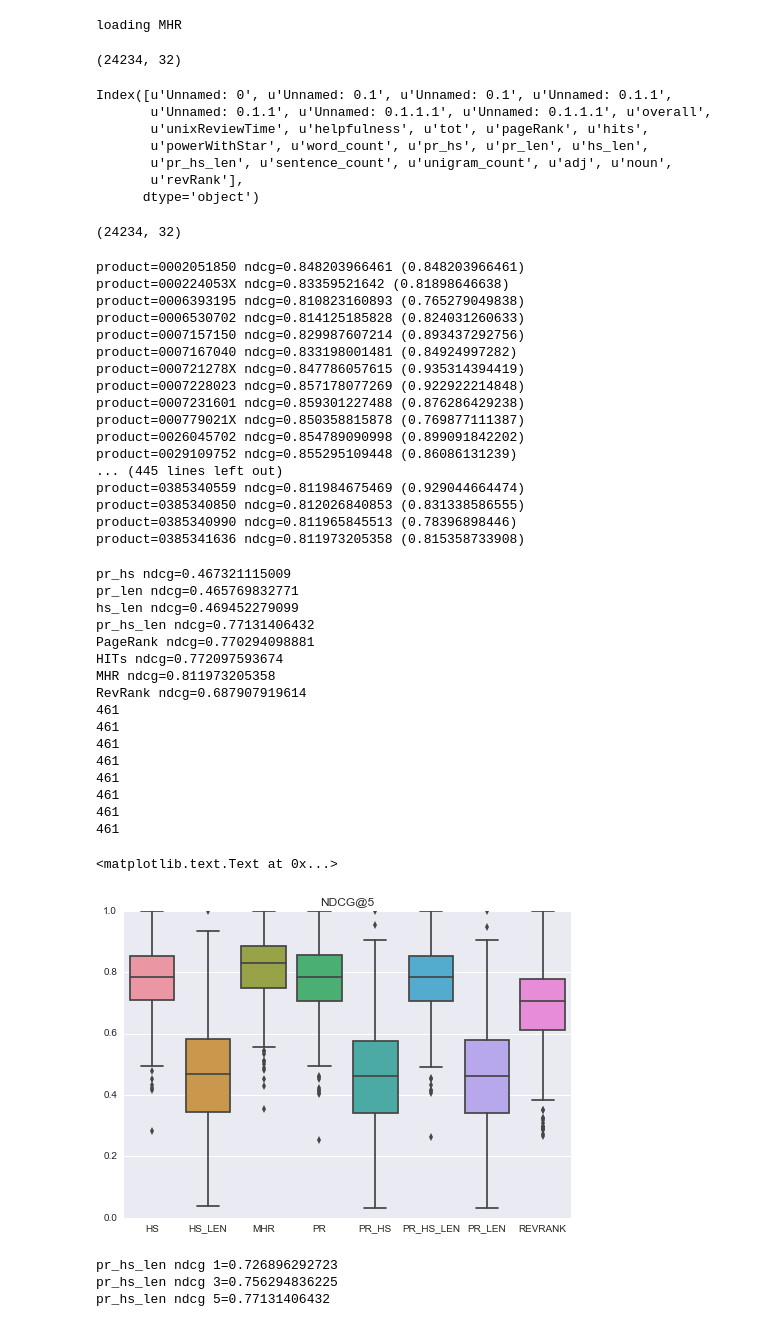
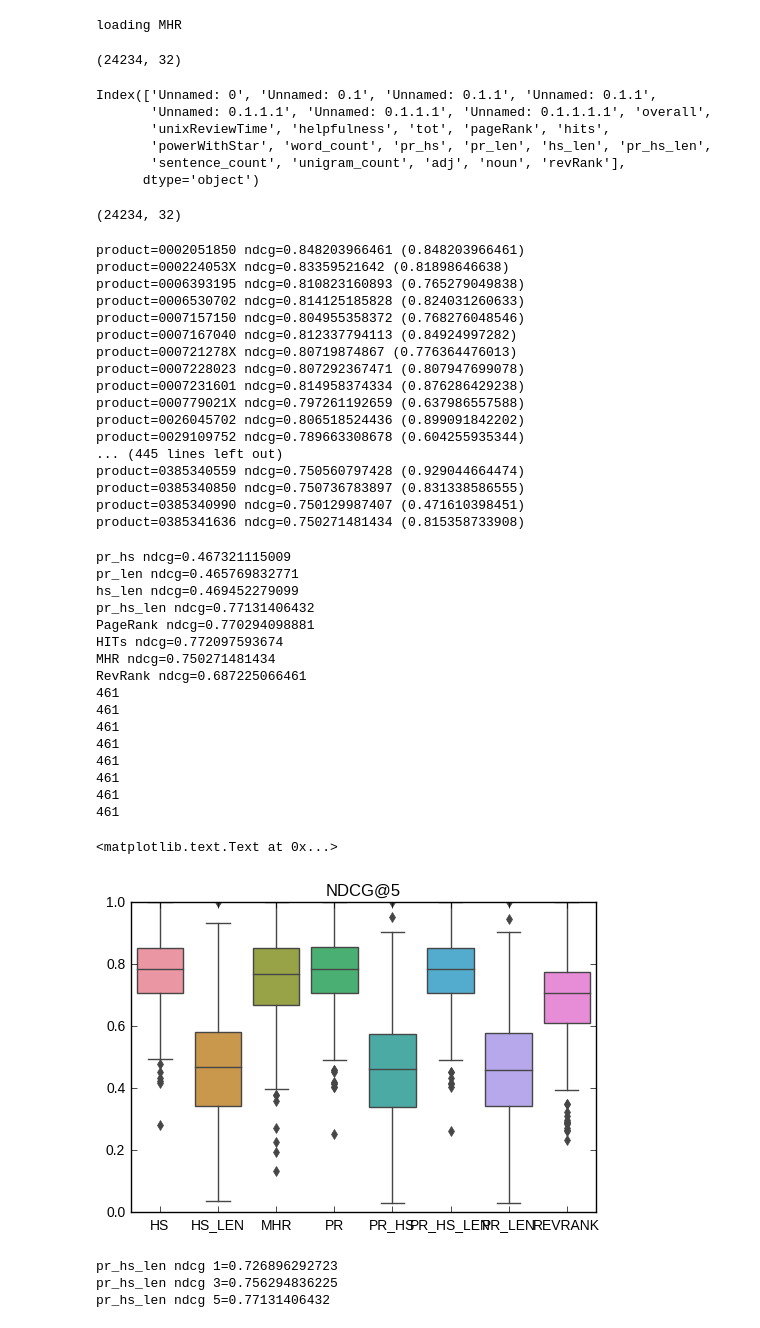
Before and after one commit to vwoloszyn/MRR, a Jupyter notebook: PR_HS_LEN_combined_book.ipynb, the cells around one changed output. Cells and saved outputs as stored; diff of their text form; code cells hidden in the pictures.

```diff
--- a/PR_HS_LEN_combined_book.ipynb
+++ b/PR_HS_LEN_combined_book.ipynb
@@ -49,17 +49,16 @@ def word_count(r):
 # %%
 reviews_features = pd.read_csv('data/book_eletronic_sample_counts.csv.gz')
 reviews_features = reviews_features[reviews_features.pageRank>0]
-print reviews_features.shape
+print (reviews_features.shape)
 df_columns = reviews_features.select_dtypes(include=['float64','int','int64']).columns
 df_columns
 # %% [output]
 (24234, 32)
-Index([u'Unnamed: 0', u'Unnamed: 0.1', u'Unnamed: 0.1', u'Unnamed: 0.1.1',
-       u'Unnamed: 0.1.1', u'Unnamed: 0.1.1.1', u'Unnamed: 0.1.1.1', u'overall',
-       u'unixReviewTime', u'helpfulness', u'tot', u'pageRank', u'hits',
-       u'powerWithStar', u'word_count', u'pr_hs', u'pr_len', u'hs_len',
-       u'pr_hs_len', u'sentence_count', u'unigram_count', u'adj', u'noun',
-       u'revRank'],
+Index(['Unnamed: 0', 'Unnamed: 0.1', 'Unnamed: 0.1.1', 'Unnamed: 0.1.1',
+       'Unnamed: 0.1.1.1', 'Unnamed: 0.1.1.1', 'Unnamed: 0.1.1.1.1', 'overall',
+       'unixReviewTime', 'helpfulness', 'tot', 'pageRank', 'hits',
+       'powerWithStar', 'word_count', 'pr_hs', 'pr_len', 'hs_len', 'pr_hs_len',
+       'sentence_count', 'unigram_count', 'adj', 'noun', 'revRank'],
       dtype='object')
 # %%
 reviews_features['word_count']=reviews_features.apply(word_count,axis=1)
@@ -86,7 +85,7 @@ def tot(x):
     x = str(x['helpful'])
     #print x.replace("[","").replace("]","").split(',')[1]
     try:
-        return x.replace("[","").replace("]","").split(',')[1]
+        return int(x.replace("[","").replace("]","").split(', ')[1])
     except:
         return 0
 
@@ -101,50 +100,50 @@ product=0002051850 ndcg=0.848203966461 (0.848203966461)
 product=000224053X ndcg=0.83359521642 (0.81898646638)
 product=0006393195 ndcg=0.810823160893 (0.765279049838)
 product=0006530702 ndcg=0.814125185828 (0.824031260633)
-product=0007157150 ndcg=0.829987607214 (0.893437292756)
-product=0007167040 ndcg=0.833198001481 (0.84924997282)
-product=000721278X ndcg=0.847786057615 (0.935314394419)
-product=0007228023 ndcg=0.857178077269 (0.922922214848)
-product=0007231601 ndcg=0.859301227488 (0.876286429238)
-product=000779021X ndcg=0.850358815878 (0.769877111387)
-product=0026045702 ndcg=0.854789090998 (0.899091842202)
-product=0029109752 ndcg=0.855295109448 (0.86086131239)
+product=0007157150 ndcg=0.804955358372 (0.768276048546)
+product=0007167040 ndcg=0.812337794113 (0.84924997282)
+product=000721278X ndcg=0.80719874867 (0.776364476013)
+product=0007228023 ndcg=0.807292367471 (0.807947699078)
+product=0007231601 ndcg=0.814958374334 (0.876286429238)
+product=000779021X ndcg=0.797261192659 (0.637986557588)
+product=0026045702 ndcg=0.806518524436 (0.899091842202)
+product=0029109752 ndcg=0.789663308678 (0.604255935344)
 ... (445 lines left out)
-product=0385340559 ndcg=0.811984675469 (0.929044664474)
-product=0385340850 ndcg=0.812026840853 (0.831338586555)
-product=0385340990 ndcg=0.811965845513 (0.78396898446)
-product=0385341636 ndcg=0.811973205358 (0.815358733908)
+product=0385340559 ndcg=0.750560797428 (0.929044664474)
+product=0385340850 ndcg=0.750736783897 (0.831338586555)
+product=0385340990 ndcg=0.750129987407 (0.471610398451)
+product=0385341636 ndcg=0.750271481434 (0.815358733908)
 # %%
 import seaborn as sns
 k=5
 
 ndcg_pr_hs=ndcg.calc_ndcg(reviews_features,'pr_hs',k)
 corr_pr_hs=ndcg.calc_corr(reviews_features,'pr_hs')
-print "pr_hs ndcg="+str(np.mean(ndcg_pr_hs))
+print ("pr_hs ndcg="+str(np.mean(ndcg_pr_hs)))
 
 ndcg_pr_len=ndcg.calc_ndcg(reviews_features,'pr_len',k)
 corr_pr_len=ndcg.calc_corr(reviews_features,'pr_len')
-print "pr_len ndcg="+str(np.mean(ndcg_pr_len))
+print ("pr_len ndcg="+str(np.mean(ndcg_pr_len)))
 
 ndcg_hs_len=ndcg.calc_ndcg(reviews_features,'hs_len',k)
 corr_hs_len=ndcg.calc_corr(reviews_features,'hs_len')
-print "hs_len ndcg="+str(np.mean(ndcg_hs_len))
+print ("hs_len ndcg="+str(np.mean(ndcg_hs_len)))
 
 ndcg_pr_hs_len=ndcg.calc_ndcg(reviews_features,'pr_hs_len',k)
 corr_pr_hs_len=ndcg.calc_corr(reviews_features,'pr_hs_len')
-print "pr_hs_len ndcg="+str(np.mean(ndcg_pr_hs_len))
+print ("pr_hs_len ndcg="+str(np.mean(ndcg_pr_hs_len)))
 
 ndcg_pr=ndcg.calc_ndcg(reviews_features,'pageRank',k)
 corr_pr=ndcg.calc_corr(reviews_features,'pageRank')
-print "PageRank ndcg="+str(np.mean(ndcg_pr))
+print ("PageRank ndcg="+str(np.mean(ndcg_pr)))
 
 ndcg_hs=ndcg.calc_ndcg(reviews_features,'hits',k)
 corr_hs=ndcg.calc_corr(reviews_features,'hits')
-print "HITs ndcg="+str(np.mean(ndcg_hs))
+print ("HITs ndcg="+str(np.mean(ndcg_hs)))
 
-#ndcg_mhr=ndcg.calc_ndcg(reviews_features,'powerWithStar',k)
-#corr_mhr=ndcg.calc_corr(reviews_features,'powerWithStar')
-print "MHR ndcg="+str(np.mean(ndcg_mhr))
+ndcg_mhr=ndcg.calc_ndcg(reviews_features,'powerWithStar',k)
+corr_mhr=ndcg.calc_corr(reviews_features,'powerWithStar')
+print ("MHR ndcg="+str(np.mean(ndcg_mhr)))
 
 #ndcg_mhrs=ndcg.calc_ndcg(reviews_features,'MHRs',k)
 #corr_mhrs=ndcg.calc_corr(reviews_features,'MHRs')
@@ -152,7 +151,7 @@ print "MHR ndcg="+str(np.mean(ndcg_mhr))
 
 ndcg_revRank=ndcg.calc_ndcg(reviews_features,'revRank',k)
 corr_revRank=ndcg.calc_corr(reviews_features,'revRank')
-print "RevRank ndcg="+str(np.mean(ndcg_revRank))
+print ("RevRank ndcg="+str(np.mean(ndcg_revRank)))
 
 print (len(ndcg_pr_hs))
 print (len(ndcg_pr_len))
@@ -167,35 +166,35 @@ print (len(ndcg_revRank))
 tip={}
 tip['PR_HS']=ndcg_pr_hs
 tip['PR_LEN']=ndcg_pr_len
 tip['HS_LEN']=ndcg_hs_len
 tip['PR_HS_LEN']=ndcg_pr_hs_len
 tip['HS']=ndcg_hs
 tip['PR']=ndcg_pr
 tip['MHR']=ndcg_mhr
 tip['REVRANK']=ndcg_revRank
 #tip['MHRs']=ndcg_mhrs
 df = pd.DataFrame(tip)
 ax = sns.boxplot(data=df)
 #ax = sns.swarmplot(data=df, color=".25")
 ax.set_title('NDCG@'+str(k))
 # %% [output]
 pr_hs ndcg=0.467321115009
 pr_len ndcg=0.465769832771
 hs_len ndcg=0.469452279099
 pr_hs_len ndcg=0.77131406432
 PageRank ndcg=0.770294098881
 HITs ndcg=0.772097593674
-MHR ndcg=0.811973205358
-RevRank ndcg=0.687907919614
+MHR ndcg=0.750271481434
+RevRank ndcg=0.687225066461
 461
 461
 461
 461
 461
 461
 461
 461
 <matplotlib.text.Text at 0x...>
-[figure, old version]
+[figure, new version]
 # %%
 ndcg_pr_hs_len=ndcg.calc_ndcg(reviews_features,'pr_hs_len',1)
```
Also changed, not shown: parts of 4 cells of this notebook, 3 other files.
